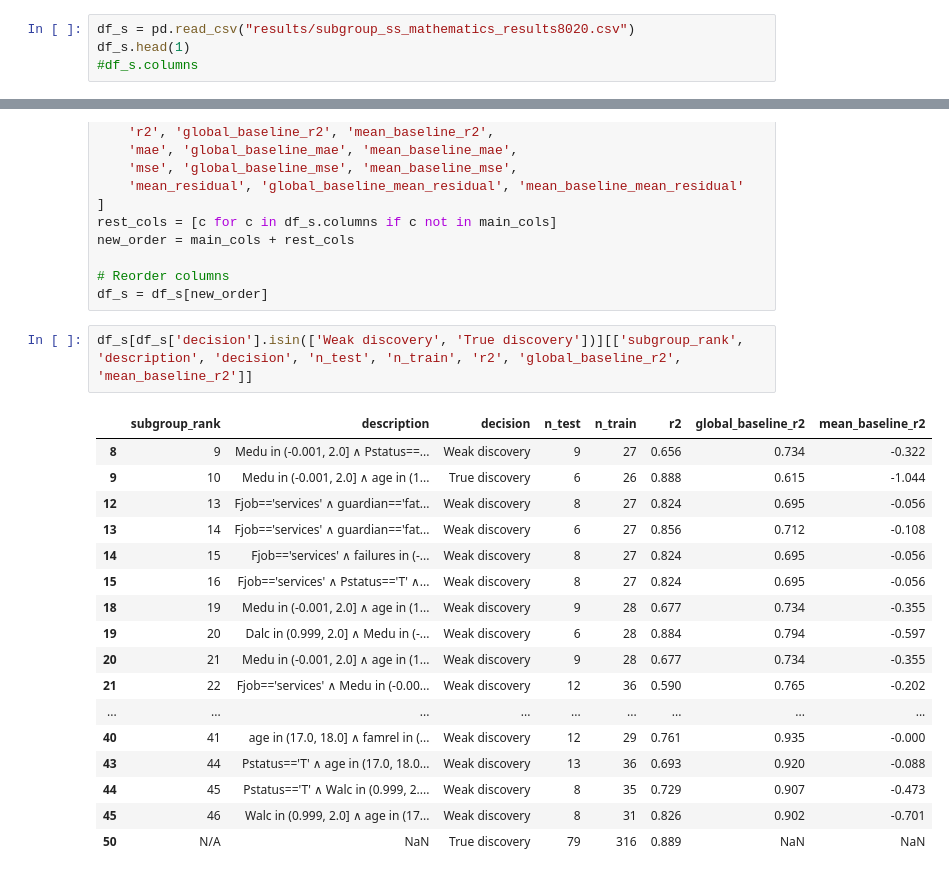
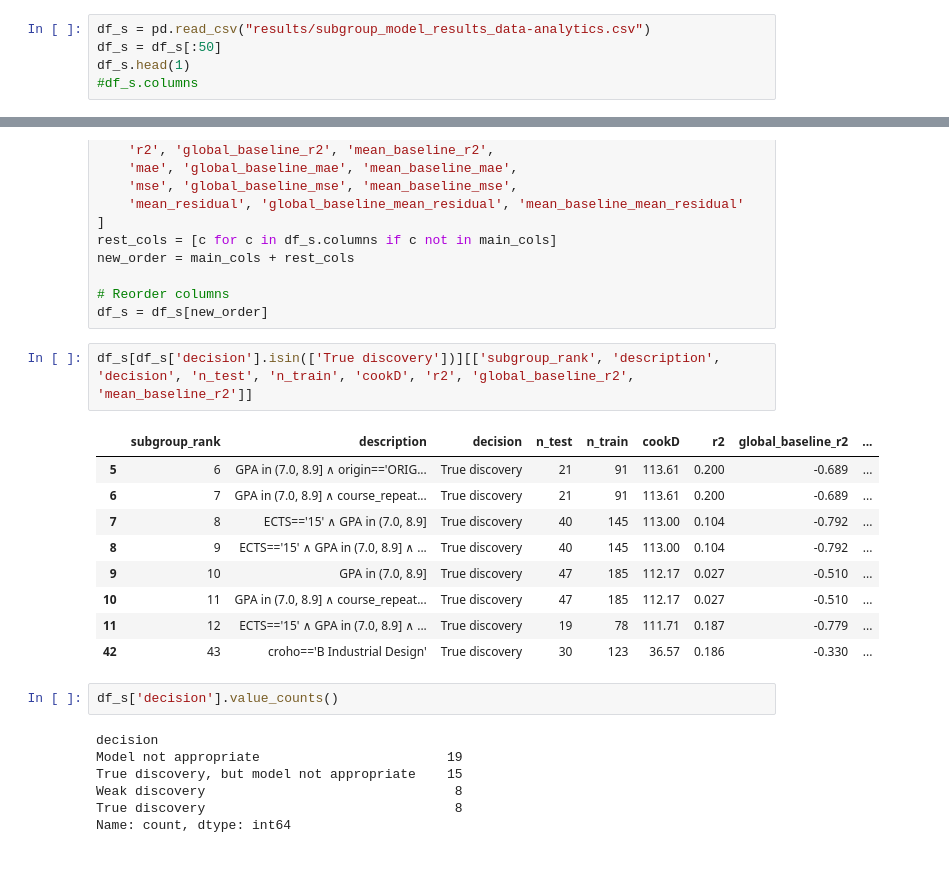
Before and after one commit to TvanGorcum/EMM_Group_4, a Jupyter notebook: inspect_private.ipynb, the cells around one changed output, grey strips where cells are left out. Cells and saved outputs as stored; diff of their text form.

Commit message:
results calc fda

```diff
--- a/inspect_private.ipynb
+++ b/inspect_private.ipynb
@@ -31,4 +30,5 @@ NameError: name 'i' is not defined
 # %%
-df_s = pd.read_csv("results/subgroup_ss_mathematics_results8020.csv")
+df_s = pd.read_csv("results/subgroup_model_results_data-analytics.csv")
+df_s = df_s[:50]
 df_s.head(1)
 #df_s.columns
@@ -87,23 +90,24 @@ new_order = main_cols + rest_cols
 # Reorder columns
 df_s = df_s[new_order]
 # %%
-df_s[df_s['decision'].isin(['Weak discovery', 'True discovery'])][['subgroup_rank', 'description', 'decision', 'n_test', 'n_train', 'r2', 'global_baseline_r2', 'mean_baseline_r2']]
+df_s[df_s['decision'].isin(['True discovery'])][['subgroup_rank', 'description', 'decision', 'n_test', 'n_train', 'cookD', 'r2', 'global_baseline_r2', 'mean_baseline_r2']]
 # %% [output]
-|  | subgroup_rank | description | decision | n_test | n_train | r2 | global_baseline_r2 | mean_baseline_r2 |
-| 8 | 9 | Medu in (-0.001, 2.0] ∧ Pstatus==... | Weak discovery | 9 | 27 | 0.656 | 0.734 | -0.322 |
-| 9 | 10 | Medu in (-0.001, 2.0] ∧ age in (1... | True discovery | 6 | 26 | 0.888 | 0.615 | -1.044 |
-| 12 | 13 | Fjob=='services' ∧ guardian=='fat... | Weak discovery | 8 | 27 | 0.824 | 0.695 | -0.056 |
-| 13 | 14 | Fjob=='services' ∧ guardian=='fat... | Weak discovery | 6 | 27 | 0.856 | 0.712 | -0.108 |
-| 14 | 15 | Fjob=='services' ∧ failures in (-... | Weak discovery | 8 | 27 | 0.824 | 0.695 | -0.056 |
-| 15 | 16 | Fjob=='services' ∧ Pstatus=='T' ∧... | Weak discovery | 8 | 27 | 0.824 | 0.695 | -0.056 |
-| 18 | 19 | Medu in (-0.001, 2.0] ∧ age in (1... | Weak discovery | 9 | 28 | 0.677 | 0.734 | -0.355 |
-| 19 | 20 | Dalc in (0.999, 2.0] ∧ Medu in (-... | Weak discovery | 6 | 28 | 0.884 | 0.794 | -0.597 |
-| 20 | 21 | Medu in (-0.001, 2.0] ∧ age in (1... | Weak discovery | 9 | 28 | 0.677 | 0.734 | -0.355 |
-| 21 | 22 | Fjob=='services' ∧ Medu in (-0.00... | Weak discovery | 12 | 36 | 0.590 | 0.765 | -0.202 |
-| ... | ... | ... | ... | ... | ... | ... | ... | ... |
-| 40 | 41 | age in (17.0, 18.0] ∧ famrel in (... | Weak discovery | 12 | 29 | 0.761 | 0.935 | -0.000 |
-| 43 | 44 | Pstatus=='T' ∧ age in (17.0, 18.0... | Weak discovery | 13 | 36 | 0.693 | 0.920 | -0.088 |
-| 44 | 45 | Pstatus=='T' ∧ Walc in (0.999, 2.... | Weak discovery | 8 | 35 | 0.729 | 0.907 | -0.473 |
-| 45 | 46 | Walc in (0.999, 2.0] ∧ age in (17... | Weak discovery | 8 | 31 | 0.826 | 0.902 | -0.701 |
-| 50 | N/A | NaN | True discovery | 79 | 316 | 0.889 | NaN | NaN |
+|  | subgroup_rank | description | decision | n_test | n_train | cookD | r2 | global_baseline_r2 | ... |
+| 5 | 6 | GPA in (7.0, 8.9] ∧ origin=='ORIG... | True discovery | 21 | 91 | 113.61 | 0.200 | -0.689 | ... |
+| 6 | 7 | GPA in (7.0, 8.9] ∧ course_repeat... | True discovery | 21 | 91 | 113.61 | 0.200 | -0.689 | ... |
+| 7 | 8 | ECTS=='15' ∧ GPA in (7.0, 8.9] | True discovery | 40 | 145 | 113.00 | 0.104 | -0.792 | ... |
+| 8 | 9 | ECTS=='15' ∧ GPA in (7.0, 8.9] ∧ ... | True discovery | 40 | 145 | 113.00 | 0.104 | -0.792 | ... |
+| 9 | 10 | GPA in (7.0, 8.9] | True discovery | 47 | 185 | 112.17 | 0.027 | -0.510 | ... |
+| 10 | 11 | GPA in (7.0, 8.9] ∧ course_repeat... | True discovery | 47 | 185 | 112.17 | 0.027 | -0.510 | ... |
+| 11 | 12 | ECTS=='15' ∧ GPA in (7.0, 8.9] ∧ ... | True discovery | 19 | 78 | 111.71 | 0.187 | -0.779 | ... |
+| 42 | 43 | croho=='B Industrial Design' | True discovery | 30 | 123 | 36.57 | 0.186 | -0.330 | ... |
+# %%
+df_s['decision'].value_counts()
+# %% [output]
+decision
+Model not appropriate                        19
+True discovery, but model not appropriate    15
+Weak discovery                                8
+True discovery                                8
+Name: count, dtype: int64
 # %%
```
Also changed, not shown: parts of 4 cells of this notebook, 10 other files.
